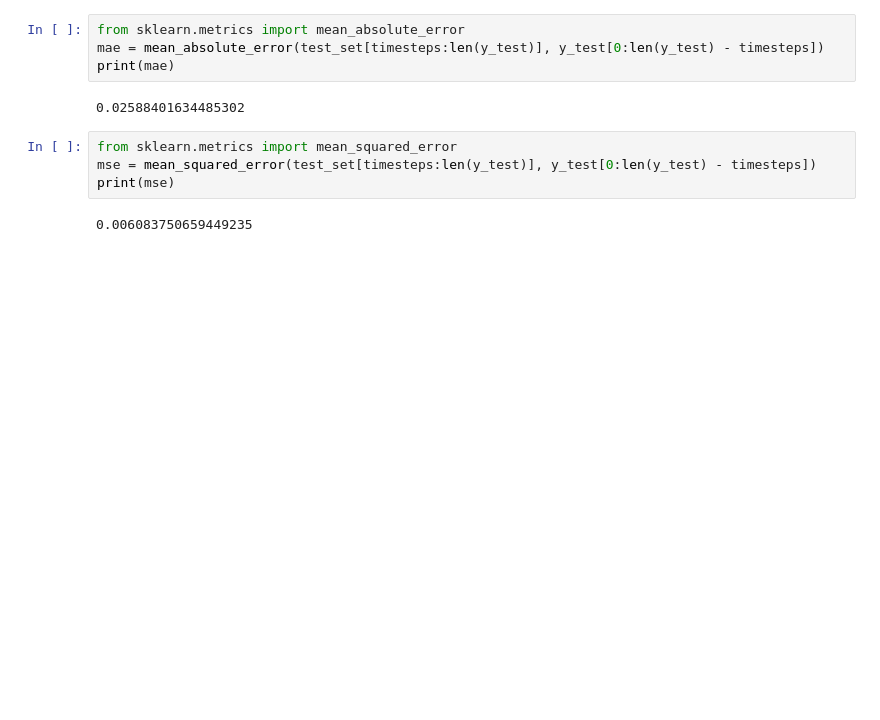
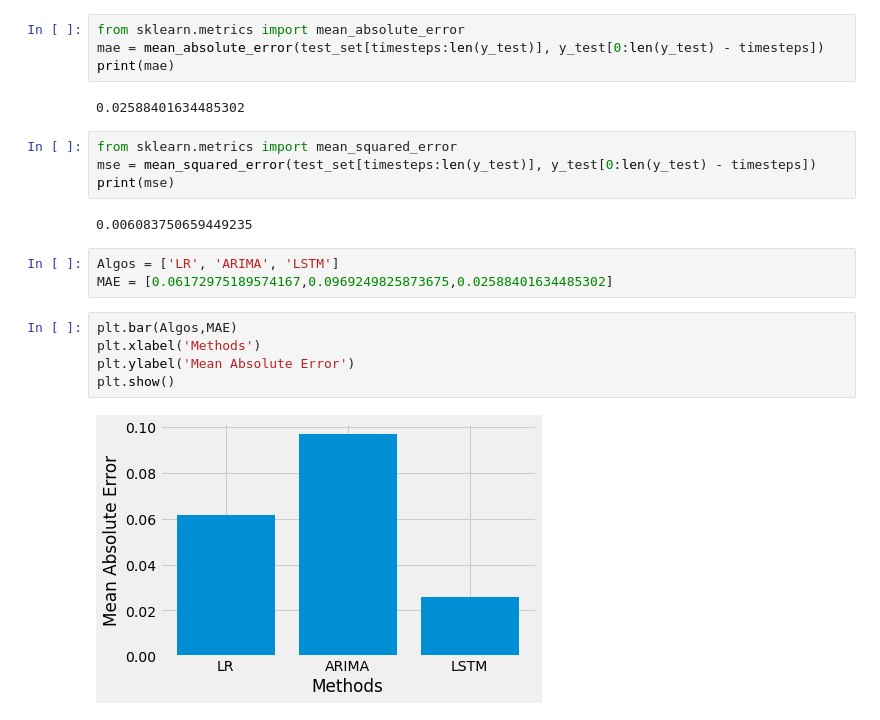
Before and after one commit to Pranav-20186017/dl_power_predict, a Jupyter notebook: energy_consumption_forecast_latest.ipynb, the cells around one changed output. Drawn from its saved outputs; the diff is of its cells as text; blank space fills up the shorter version.

Commit message:
feat: added visualizations

```diff
--- a/energy_consumption_forecast_latest.ipynb
+++ b/energy_consumption_forecast_latest.ipynb
@@ -512,3 +521,13 @@ mse = mean_squared_error(test_set[timesteps:len(y_test)], y_test[0:len(y_test) -
 print(mse)
 # %% [output]
 0.006083750659449235
+# %%
+Algos = ['LR', 'ARIMA', 'LSTM']
+MAE = [0.06172975189574167,0.0969249825873675,0.02588401634485302]
+# %%
+plt.bar(Algos,MAE)
+plt.xlabel('Methods')
+plt.ylabel('Mean Absolute Error')
+plt.show()
+# %% [output]
+[figure, added]
```
Also changed, not shown: parts of 7 cells of this notebook.
